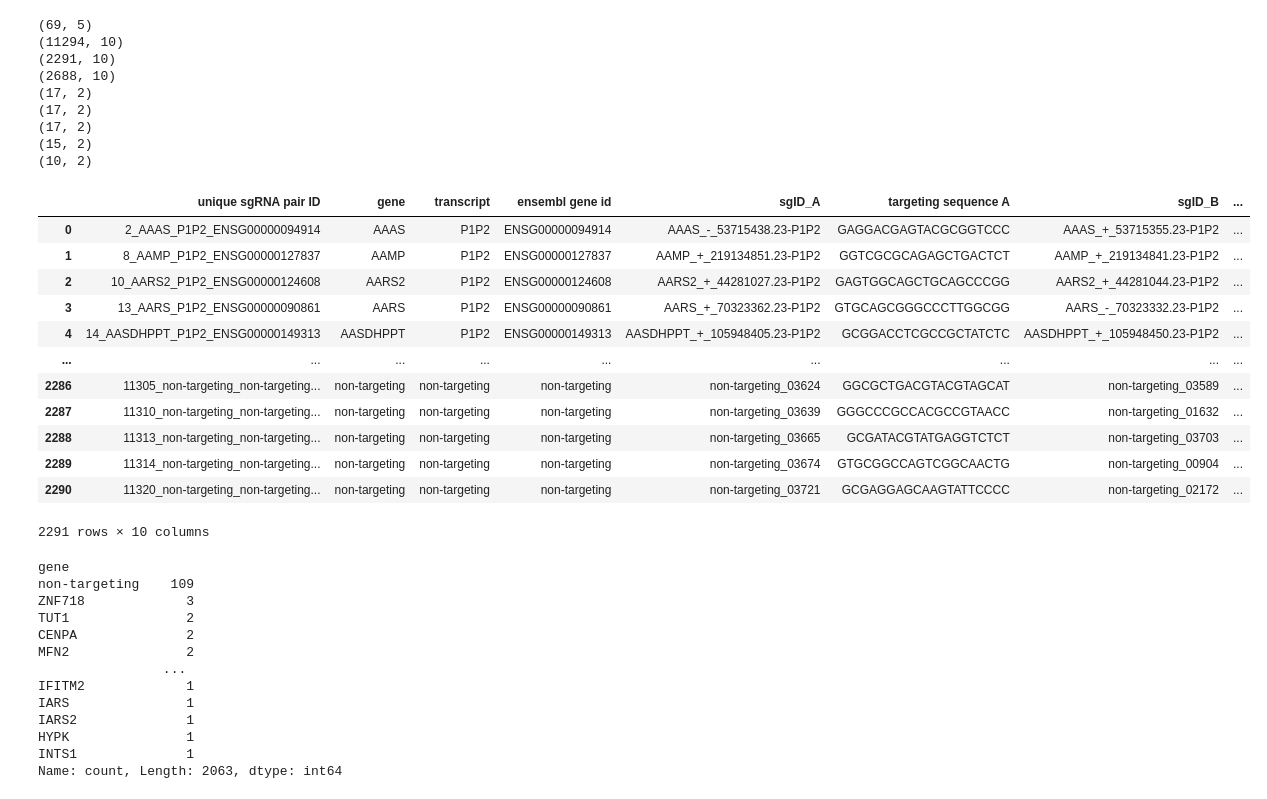
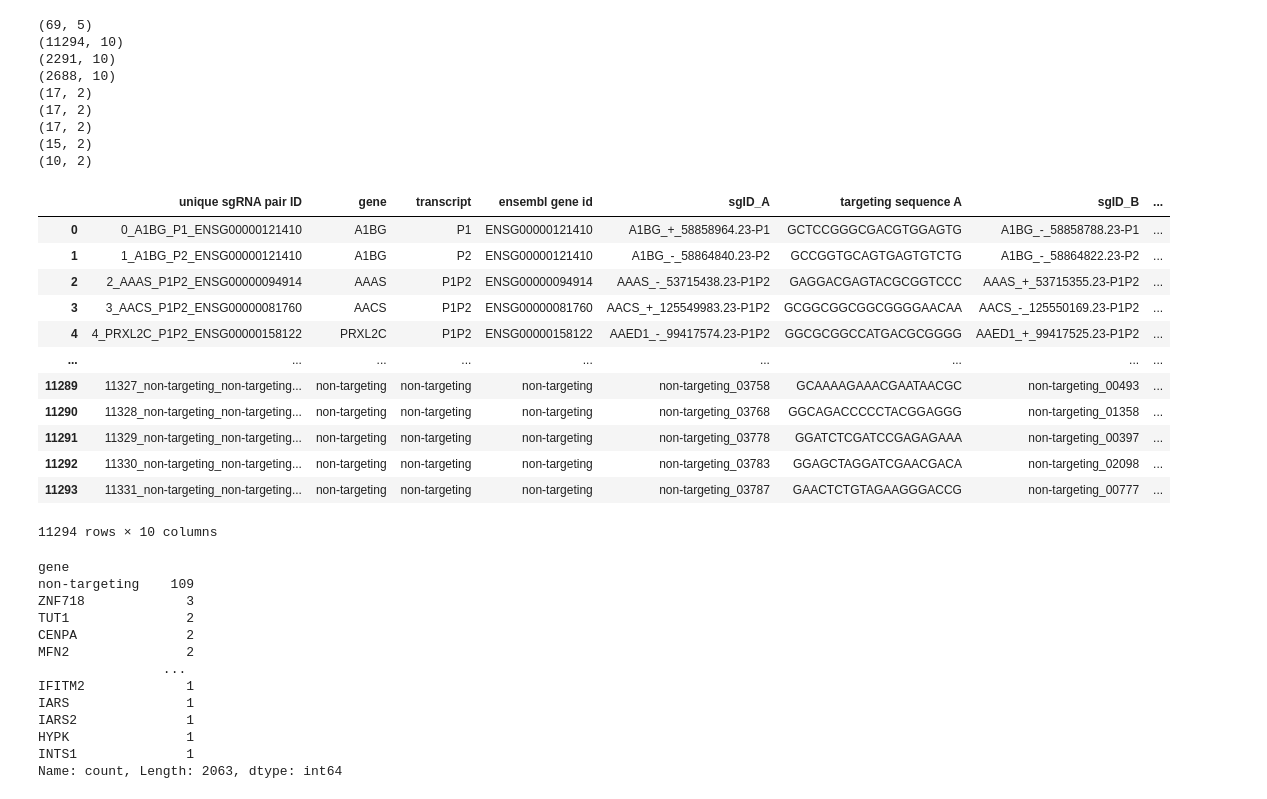
Before and after one commit to synthetic-tensors/caduceus, a Jupyter notebook: crispr_data_wrangling.ipynb, the cells around one changed output. Cells and saved outputs as stored; diff of their text form; code cells hidden in the pictures.

```diff
--- a/crispr_data_wrangling.ipynb
+++ b/crispr_data_wrangling.ipynb
@@ -32,21 +32,21 @@ for x in files:
 (15, 2)
 (10, 2)
 # %%
-dfs[2]
+dfs[1]
 # %% [output]
 |  | unique sgRNA pair ID | gene | transcript | ensembl gene id | sgID_A | targeting sequence A | sgID_B | ... |
-| 0 | 2_AAAS_P1P2_ENSG00000094914 | AAAS | P1P2 | ENSG00000094914 | AAAS_-_53715438.23-P1P2 | GAGGACGAGTACGCGGTCCC | AAAS_+_53715355.23-P1P2 | ... |
-| 1 | 8_AAMP_P1P2_ENSG00000127837 | AAMP | P1P2 | ENSG00000127837 | AAMP_+_219134851.23-P1P2 | GGTCGCGCAGAGCTGACTCT | AAMP_+_219134841.23-P1P2 | ... |
-| 2 | 10_AARS2_P1P2_ENSG00000124608 | AARS2 | P1P2 | ENSG00000124608 | AARS2_+_44281027.23-P1P2 | GAGTGGCAGCTGCAGCCCGG | AARS2_+_44281044.23-P1P2 | ... |
-| 3 | 13_AARS_P1P2_ENSG00000090861 | AARS | P1P2 | ENSG00000090861 | AARS_+_70323362.23-P1P2 | GTGCAGCGGGCCCTTGGCGG | AARS_-_70323332.23-P1P2 | ... |
-| 4 | 14_AASDHPPT_P1P2_ENSG00000149313 | AASDHPPT | P1P2 | ENSG00000149313 | AASDHPPT_+_105948405.23-P1P2 | GCGGACCTCGCCGCTATCTC | AASDHPPT_+_105948450.23-P1P2 | ... |
+| 0 | 0_A1BG_P1_ENSG00000121410 | A1BG | P1 | ENSG00000121410 | A1BG_+_58858964.23-P1 | GCTCCGGGCGACGTGGAGTG | A1BG_-_58858788.23-P1 | ... |
+| 1 | 1_A1BG_P2_ENSG00000121410 | A1BG | P2 | ENSG00000121410 | A1BG_-_58864840.23-P2 | GCCGGTGCAGTGAGTGTCTG | A1BG_-_58864822.23-P2 | ... |
+| 2 | 2_AAAS_P1P2_ENSG00000094914 | AAAS | P1P2 | ENSG00000094914 | AAAS_-_53715438.23-P1P2 | GAGGACGAGTACGCGGTCCC | AAAS_+_53715355.23-P1P2 | ... |
+| 3 | 3_AACS_P1P2_ENSG00000081760 | AACS | P1P2 | ENSG00000081760 | AACS_+_125549983.23-P1P2 | GCGGCGGCGGCGGGGAACAA | AACS_-_125550169.23-P1P2 | ... |
+| 4 | 4_PRXL2C_P1P2_ENSG00000158122 | PRXL2C | P1P2 | ENSG00000158122 | AAED1_-_99417574.23-P1P2 | GGCGCGGCCATGACGCGGGG | AAED1_+_99417525.23-P1P2 | ... |
 | ... | ... | ... | ... | ... | ... | ... | ... | ... |
-| 2286 | 11305_non-targeting_non-targeting... | non-targeting | non-targeting | non-targeting | non-targeting_03624 | GGCGCTGACGTACGTAGCAT | non-targeting_03589 | ... |
-| 2287 | 11310_non-targeting_non-targeting... | non-targeting | non-targeting | non-targeting | non-targeting_03639 | GGGCCCGCCACGCCGTAACC | non-targeting_01632 | ... |
-| 2288 | 11313_non-targeting_non-targeting... | non-targeting | non-targeting | non-targeting | non-targeting_03665 | GCGATACGTATGAGGTCTCT | non-targeting_03703 | ... |
-| 2289 | 11314_non-targeting_non-targeting... | non-targeting | non-targeting | non-targeting | non-targeting_03674 | GTGCGGCCAGTCGGCAACTG | non-targeting_00904 | ... |
-| 2290 | 11320_non-targeting_non-targeting... | non-targeting | non-targeting | non-targeting | non-targeting_03721 | GCGAGGAGCAAGTATTCCCC | non-targeting_02172 | ... |
+| 11289 | 11327_non-targeting_non-targeting... | non-targeting | non-targeting | non-targeting | non-targeting_03758 | GCAAAAGAAACGAATAACGC | non-targeting_00493 | ... |
+| 11290 | 11328_non-targeting_non-targeting... | non-targeting | non-targeting | non-targeting | non-targeting_03768 | GGCAGACCCCCTACGGAGGG | non-targeting_01358 | ... |
+| 11291 | 11329_non-targeting_non-targeting... | non-targeting | non-targeting | non-targeting | non-targeting_03778 | GGATCTCGATCCGAGAGAAA | non-targeting_00397 | ... |
+| 11292 | 11330_non-targeting_non-targeting... | non-targeting | non-targeting | non-targeting | non-targeting_03783 | GGAGCTAGGATCGAACGACA | non-targeting_02098 | ... |
+| 11293 | 11331_non-targeting_non-targeting... | non-targeting | non-targeting | non-targeting | non-targeting_03787 | GAACTCTGTAGAAGGGACCG | non-targeting_00777 | ... |
-2291 rows × 10 columns
+11294 rows × 10 columns
 # %%
 dfs[2].gene.value_counts()
 # %% [output]
```
Also changed, not shown: parts of 40 cells of this notebook, 3 other files.
